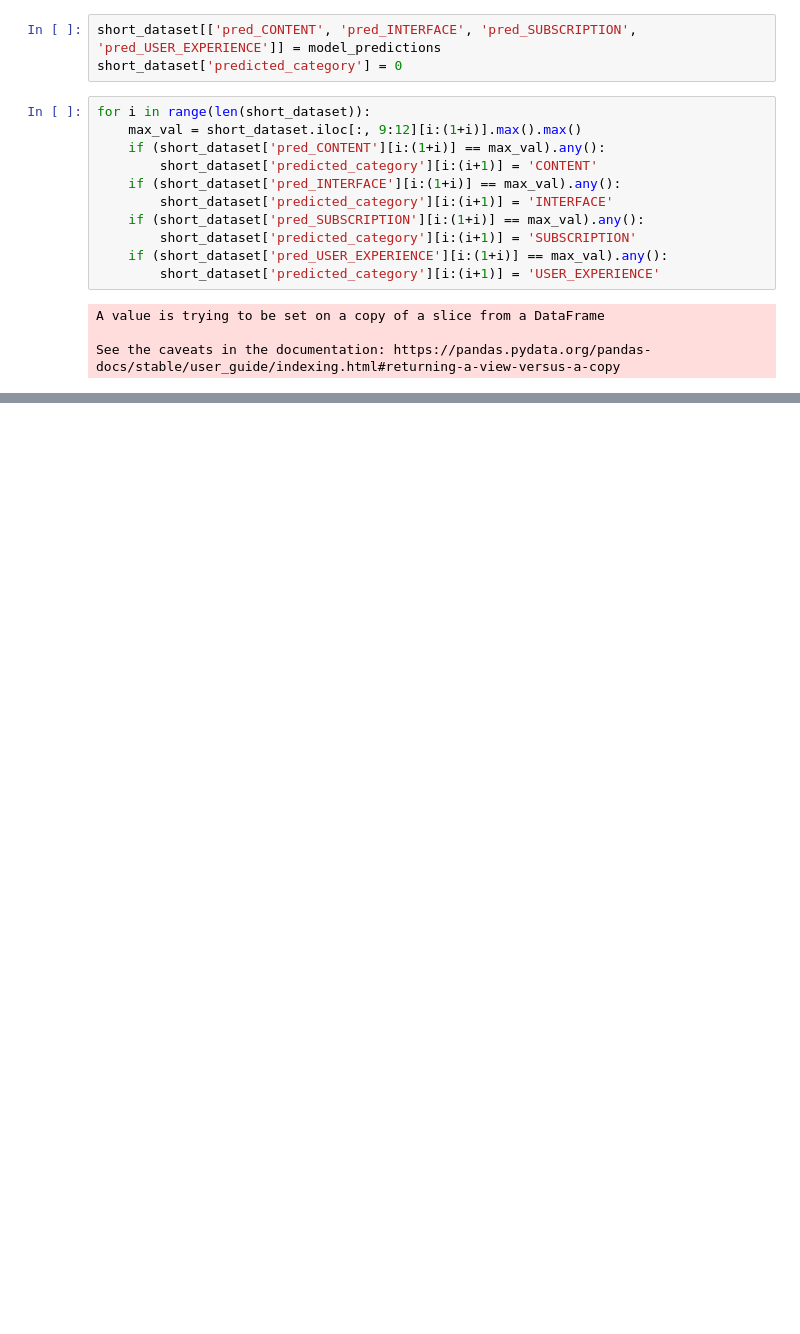
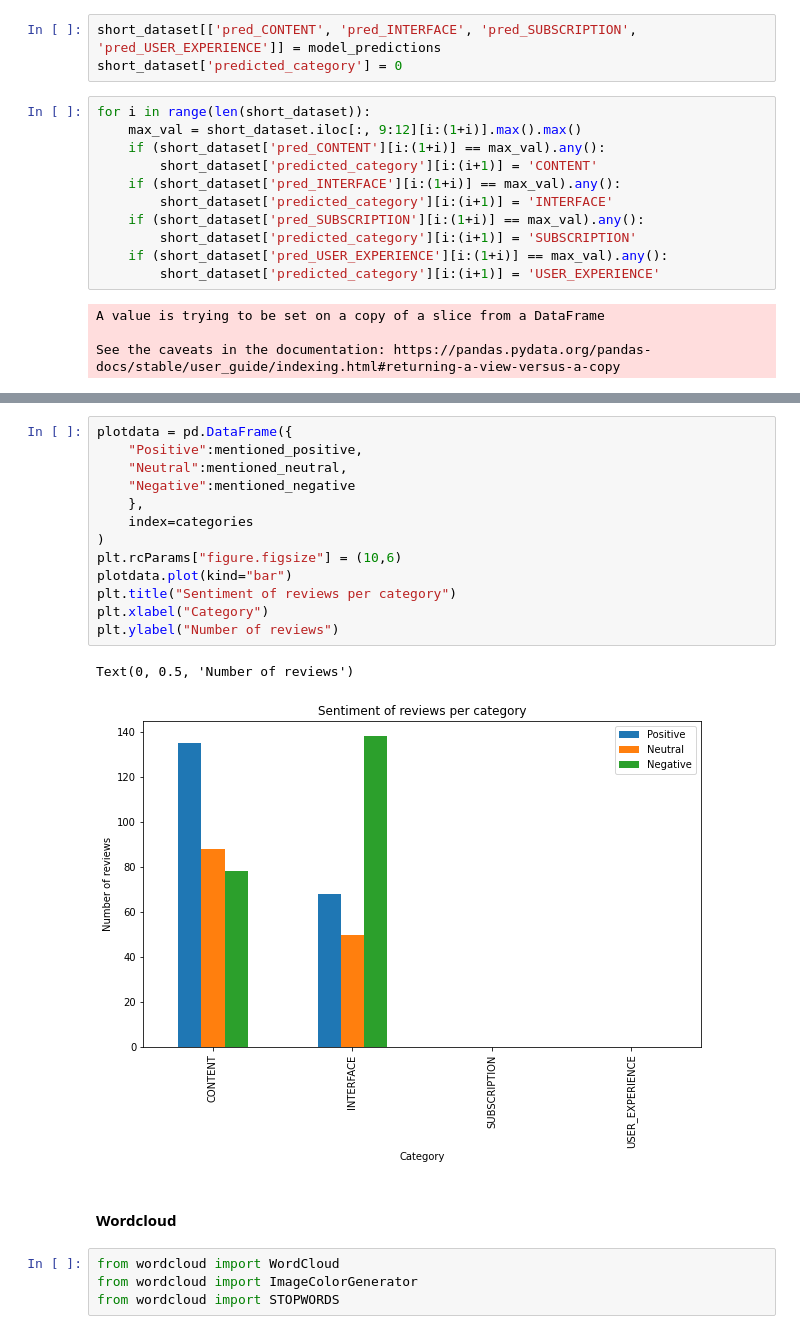
Before and after one commit to juman-j/NLP_text_classification, a Jupyter notebook: seminarni_prace_final.ipynb, the cells around one changed output, grey strips where cells are left out. Drawn from its saved outputs; the diff is of its cells as text; blank space fills up the shorter version.

```diff
--- a/seminarni_prace_final.ipynb
+++ b/seminarni_prace_final.ipynb
@@ -396,0 +522,22 @@ short_dataset.head(3)
+# %%
+plotdata = pd.DataFrame({
+    "Positive":mentioned_positive,
+    "Neutral":mentioned_neutral,
+    "Negative":mentioned_negative
+    },
+    index=categories
+)
+plt.rcParams["figure.figsize"] = (10,6)
+plotdata.plot(kind="bar")
+plt.title("Sentiment of reviews per category")
+plt.xlabel("Category")
+plt.ylabel("Number of reviews")
+# %% [output]
+Text(0, 0.5, 'Number of reviews')
+[figure, added]
+# %% [markdown]
+#### Wordcloud
+# %%
+from wordcloud import WordCloud
+from wordcloud import ImageColorGenerator
+from wordcloud import STOPWORDS
```
Also changed, not shown: parts of 23 cells of this notebook, 5 other files.
